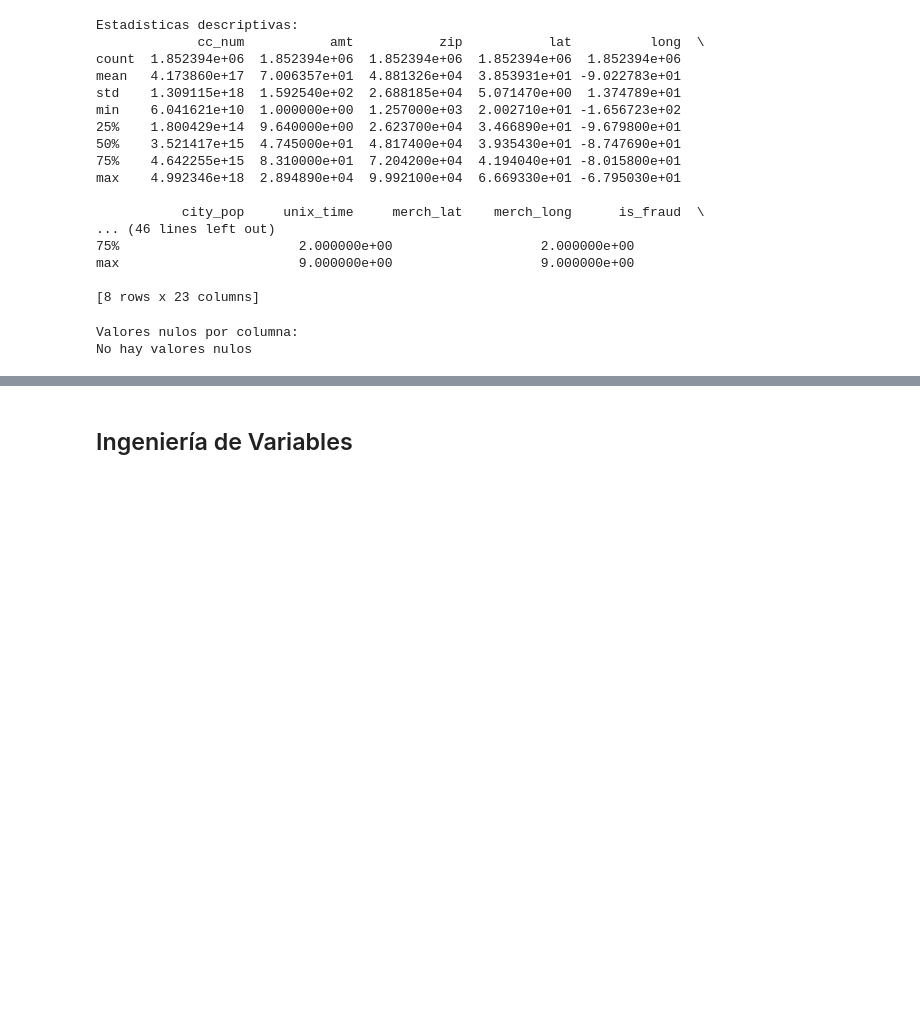
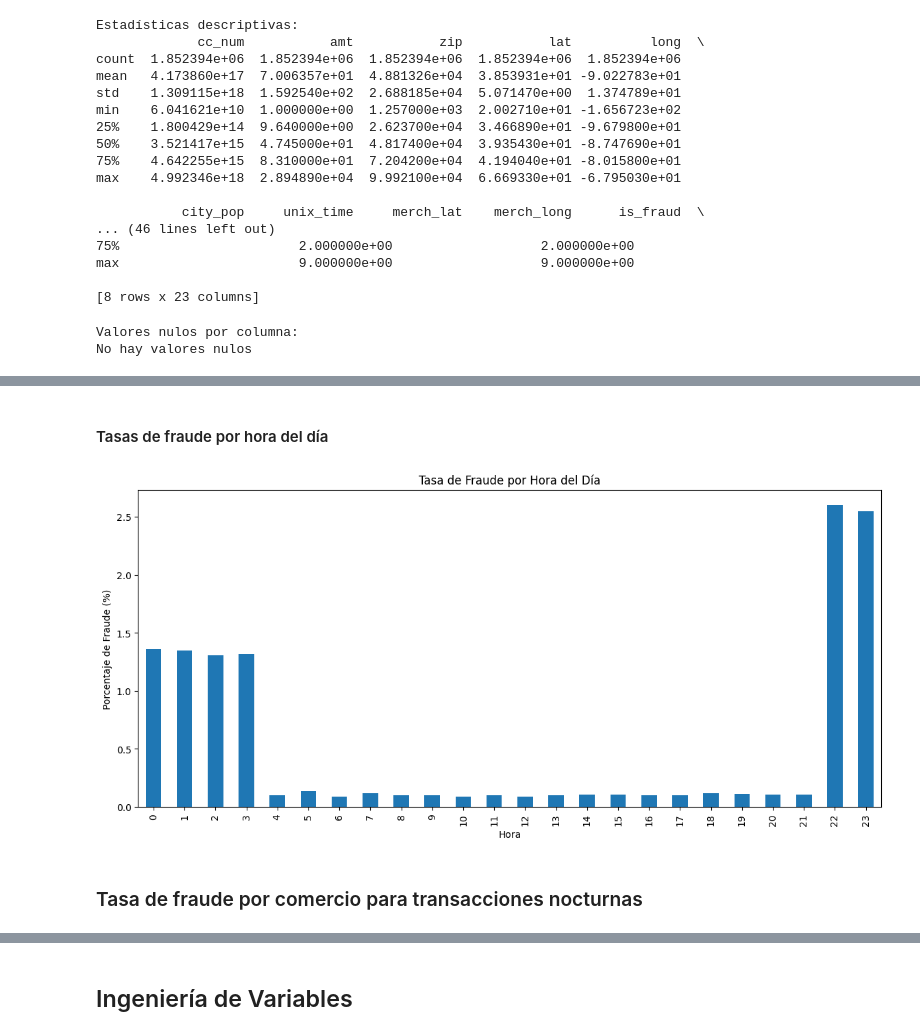
Before and after one commit to FerEsq/SDS-Project, a Jupyter notebook: eda.ipynb, the cells around one changed output, grey strips where cells are left out. Saved outputs shown, nothing was run; the diff lists cells and outputs as text; code cells hidden in the pictures; blank space fills up the shorter version.

```diff
--- a/eda.ipynb
+++ b/eda.ipynb
@@ -99,0 +163,17 @@ No hay valores nulos
+# %% [markdown]
+#### Tasas de fraude por hora del día
+# %%
+#Visualizar tasas de fraude por hora del día
+plt.figure(figsize=(14, 6))
+fraudByHour = df.groupby('hour')['is_fraud'].mean() * 100
+fraudByHour.plot(kind='bar')
+plt.title('Tasa de Fraude por Hora del Día')
+plt.xlabel('Hora')
+plt.ylabel('Porcentaje de Fraude (%)')
+plt.savefig('graphs/fraud_per_hour.png')
+
+# farmacias, gasolineras, 7 eleven (super 24), etc...
+# %% [output]
+[figure, added]
+# %% [markdown]
+### Tasa de fraude por comercio para transacciones nocturnas
```
Also changed, not shown: parts of 23 cells of this notebook, 7 other files.
